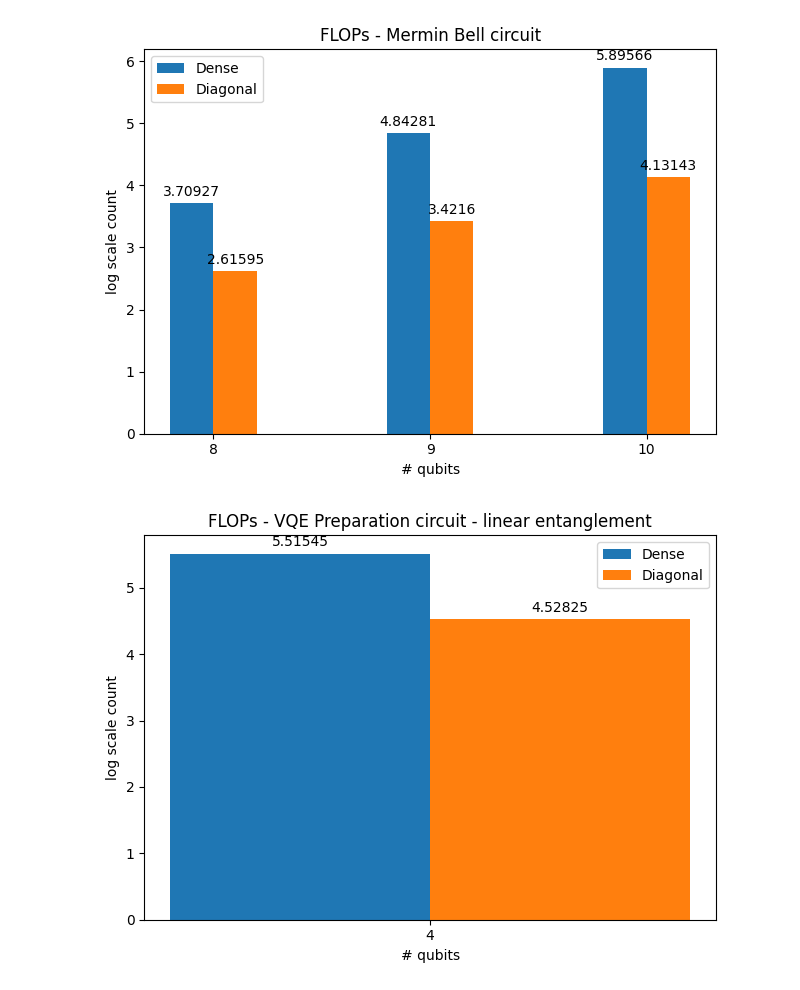
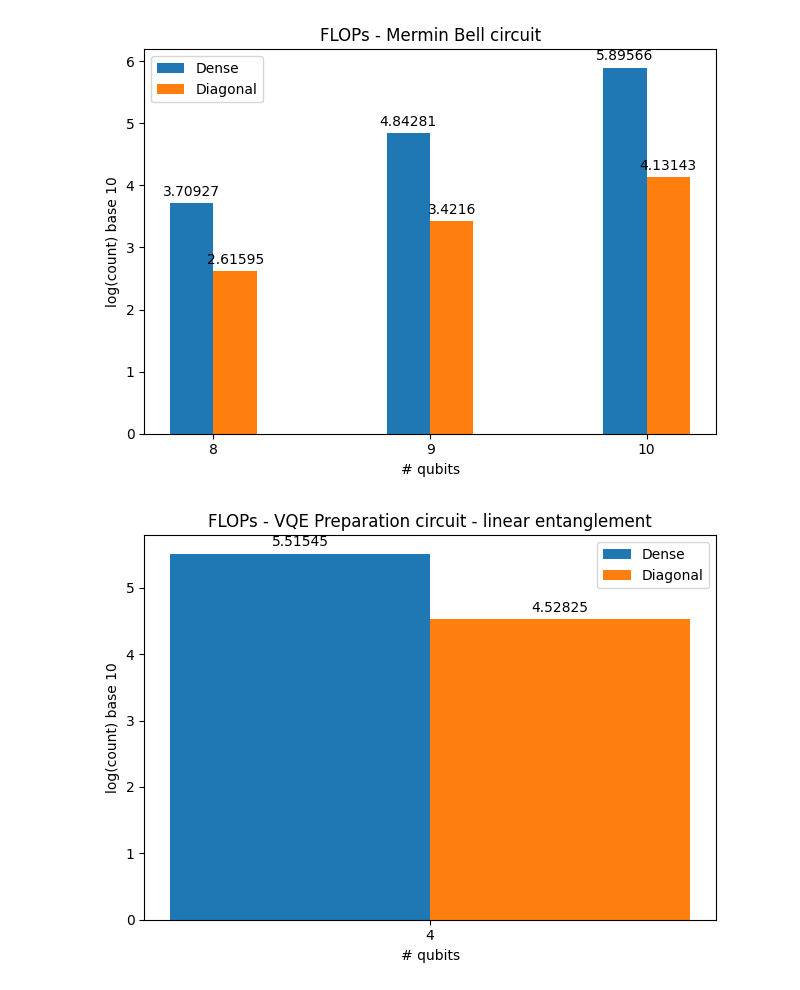
Before and after one commit to srikarchundury/diaq, a Jupyter notebook: benchmarks/analyze.ipynb, the cells around one changed output. Saved outputs shown, nothing was run; the diff lists cells and outputs as text; code cells hidden in the pictures.

```diff
--- a/benchmarks/analyze.ipynb
+++ b/benchmarks/analyze.ipynb
@@ -91,29 +93,29 @@ y6, z6 = get_add_mul_lists("mermin_bell", "sparse")
 # %%
 import math
 
 labels = ["8", "9", "10"]
 
 x = np.arange(len(labels))  # the label locations
 width = 0.2  # the width of the bars
 
 fig, ax = plt.subplots()
 rects1 = ax.bar(x - width/2, [math.log(x,10) for x in y5[:3]], width, label='Dense')
 rects2 = ax.bar(x + width/2, [math.log(x,10) for x in y6[:3]], width, label='Diagonal')
 
 # Add some text for labels, title and custom x-axis tick labels, etc.
-ax.set_ylabel('log scale count')
+ax.set_ylabel('log(count) base 10')
 ax.set_xlabel('# qubits')
 ax.set_title('FLOPs - Mermin Bell circuit')
 ax.set_xticks(x, labels)
 ax.legend()
 
 ax.bar_label(rects1, padding=3)
 ax.bar_label(rects2, padding=3)
 
 fig.tight_layout()
 plt.show()
 # %% [output]
-[figure, old version]
+[figure, new version]
 # %%
 yv1, zv1 = read_adds_muls("vqeprep4dense")
 yv2, zv2 = read_adds_muls("vqeprep4sparse")
@@ -129,7 +131,7 @@ rects1 = ax.bar(x - width/2, math.log(yv1 + zv1, 10), width, label='Dense')
 rects2 = ax.bar(x + width/2, math.log(yv2 + zv2, 10), width, label='Diagonal')
 
 # Add some text for labels, title and custom x-axis tick labels, etc.
-ax.set_ylabel('log scale count')
+ax.set_ylabel('log(count) base 10')
 ax.set_xlabel('# qubits')
 ax.set_title('FLOPs - VQE Preparation circuit - linear entanglement')
 ax.set_xticks(x, labels)
@@ -141,4 +143,4 @@ ax.bar_label(rects2, padding=3)
 fig.tight_layout()
 plt.show()
 # %% [output]
-[figure, old version]
+[figure, new version]
```
Also changed, not shown: parts of 3 cells of this notebook, 4 other files.
